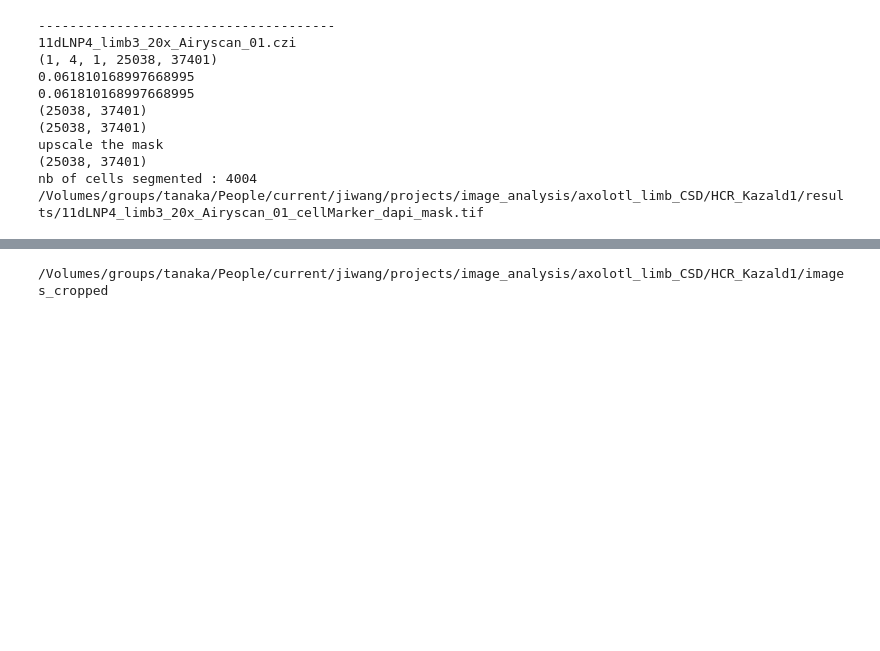
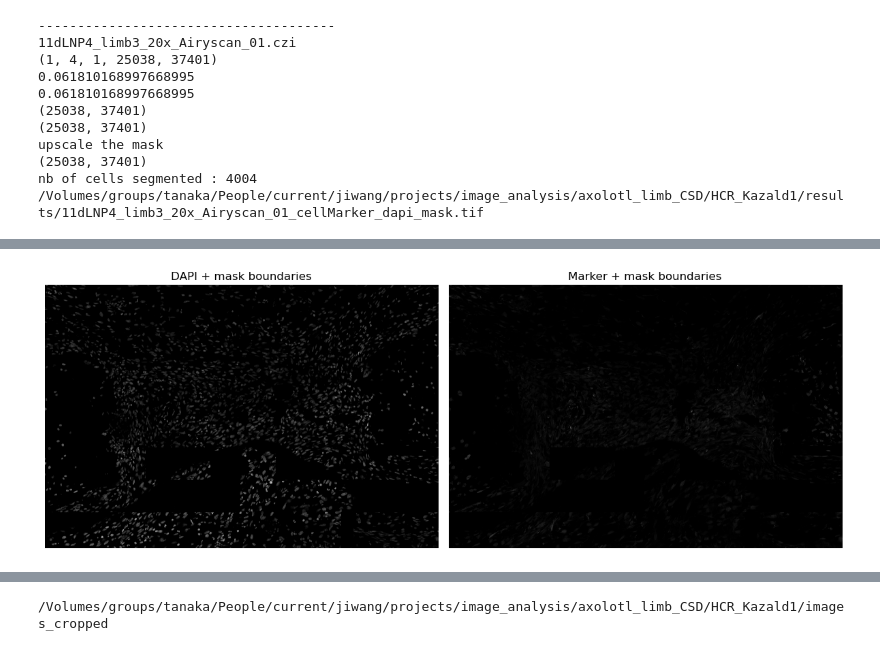
Before and after one commit to lengfei5/image_analysis_test, a Jupyter notebook: scripts/test_quantifyingHCR_axolotlLimb_CSD.ipynb, the cells around one changed output, grey strips where cells are left out. Saved outputs shown, nothing was run; the diff lists cells and outputs as text; code cells hidden in the pictures; blank space fills up the shorter version.

```diff
--- a/scripts/test_quantifyingHCR_axolotlLimb_CSD.ipynb
+++ b/scripts/test_quantifyingHCR_axolotlLimb_CSD.ipynb
@@ -721,0 +770,2 @@ NameError: name 'inputDir' is not defined
+# %%
+boundaries = find_boundaries(mask, mode='outer')
@@ -721,0 +776,17 @@ NameError: name 'inputDir' is not defined
+# %%
+fig, axes = plt.subplots(1, 2, figsize=(12, 6))
+
+axes[0].imshow(dapi, cmap='gray')
+axes[0].imshow(np.ma.masked_where(~boundaries, boundaries), cmap='autumn', alpha=0.8)
+axes[0].set_title('DAPI + mask boundaries')
+
+axes[1].imshow(cellmarker, cmap='gray')
+axes[1].imshow(np.ma.masked_where(~boundaries, boundaries), cmap='autumn', alpha=0.8)
+axes[1].set_title('Marker + mask boundaries')
+
+for ax in axes:
+    ax.axis('off')
+plt.tight_layout()
+plt.show()
+# %% [output]
+[figure, added]
```
Also changed, not shown: parts of 15 cells of this notebook.
